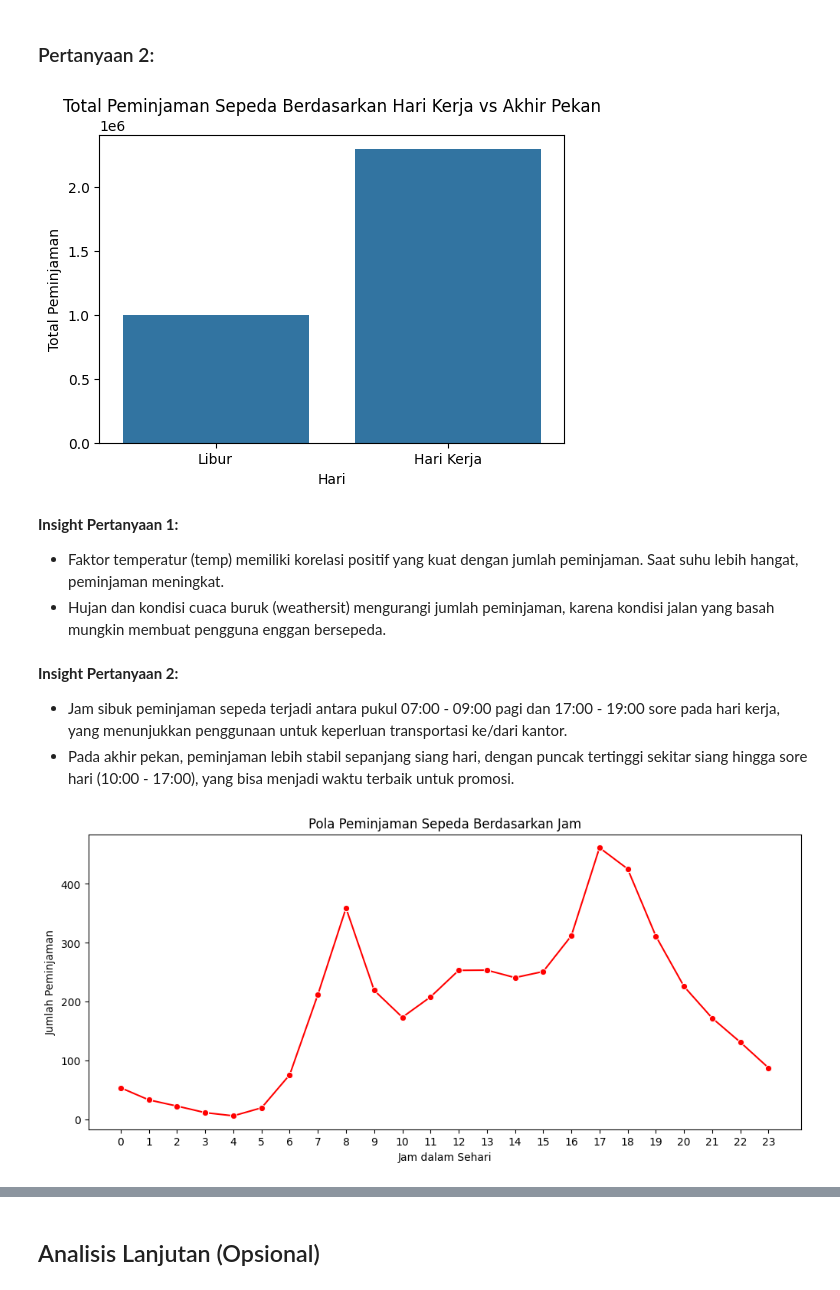
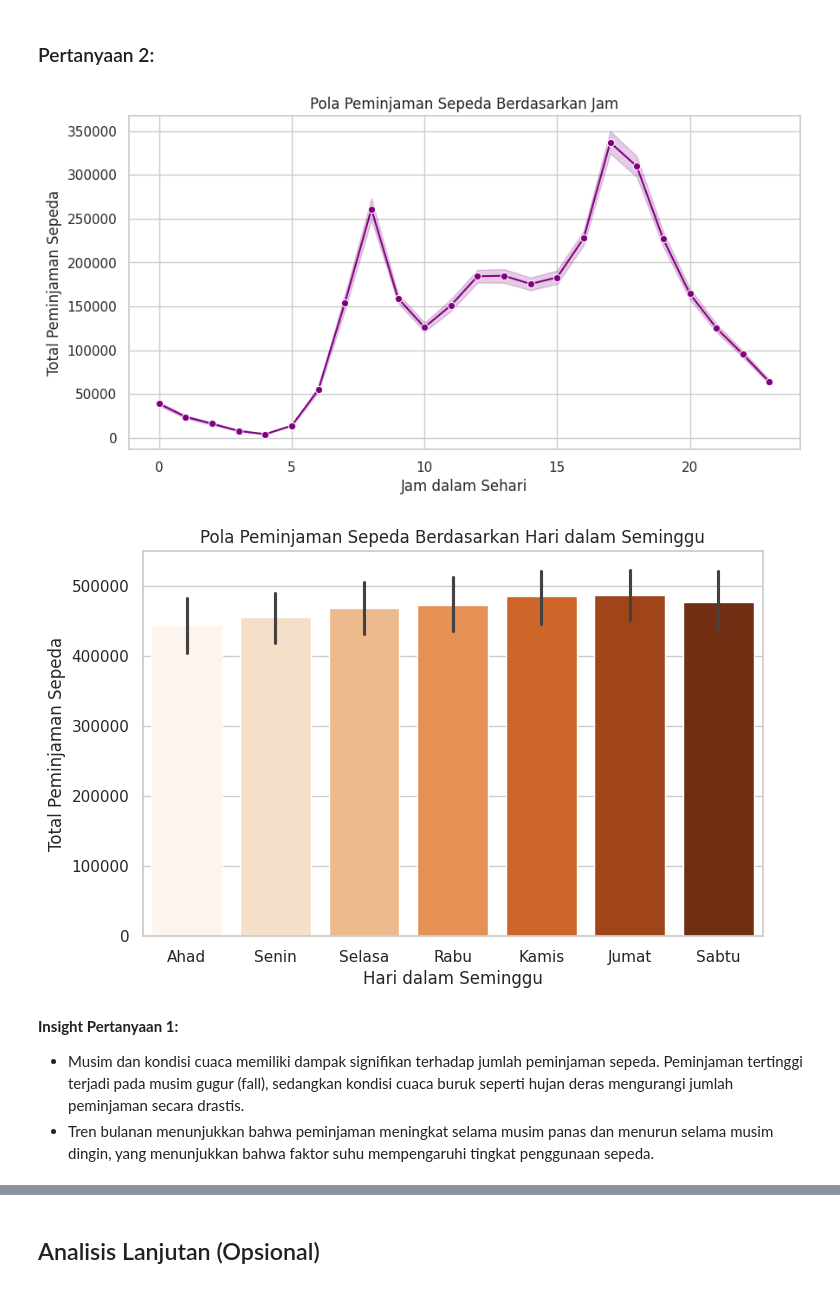
Before and after one commit to Sholahuddinoob/Bike-Sharing-Dataset, a Jupyter notebook: notebook.ipynb, the cells around one changed output, grey strips where cells are left out. Cells and saved outputs as stored; diff of their text form; code cells hidden in the pictures.

```diff
--- a/notebook.ipynb
+++ b/notebook.ipynb
@@ -171,32 +285,26 @@ plt.show()
 # %% [markdown]
 ### Pertanyaan 2:
-# %%
-# 2. Analisis jumlah peminjaman berdasarkan hari kerja vs akhir pekan
-plt.figure(figsize=(6, 4))
-sns.barplot(x="workingday", y="cnt", data=day_df, estimator=sum, errorbar=None)
-plt.xticks(ticks=[0, 1], labels=['Libur', 'Hari Kerja'])
-plt.title("Total Peminjaman Sepeda Berdasarkan Hari Kerja vs Akhir Pekan")
-plt.xlabel("Hari")
-plt.ylabel("Total Peminjaman")
-plt.show()
-# %% [output]
-[figure, removed]
-# %% [markdown]
-**Insight Pertanyaan 1:**
-- Faktor temperatur (temp) memiliki korelasi positif yang kuat dengan jumlah peminjaman. Saat suhu lebih hangat, peminjaman meningkat.
-- Hujan dan kondisi cuaca buruk (weathersit) mengurangi jumlah peminjaman, karena kondisi jalan yang basah mungkin membuat pengguna enggan bersepeda.
-# %% [markdown]
-**Insight Pertanyaan 2:**
-- Jam sibuk peminjaman sepeda terjadi antara pukul 07:00 - 09:00 pagi dan 17:00 - 19:00 sore pada hari kerja, yang menunjukkan penggunaan untuk keperluan transportasi ke/dari kantor.
-- Pada akhir pekan, peminjaman lebih stabil sepanjang siang hari, dengan puncak tertinggi sekitar siang hingga sore hari (10:00 - 17:00), yang bisa menjadi waktu terbaik untuk promosi.
-# %%
-# 3. Pola peminjaman sepeda berdasarkan jam
-plt.figure(figsize=(12, 5))
-sns.lineplot(x="hr", y="cnt", data=hour_df, errorbar=None, marker="o", linestyle="-", color="r")
-plt.xticks(range(0, 24))
-plt.title("Pola Peminjaman Sepeda Berdasarkan Jam")
-plt.xlabel("Jam dalam Sehari")
-plt.ylabel("Jumlah Peminjaman")
-plt.show()
-# %% [output]
-[figure, removed]
+# %%
+# Line Chart: Pola Peminjaman Berdasarkan Jam
+plt.figure(figsize=(10,5))
+sns.lineplot(x="hr", y="cnt", data=hour_df, estimator=sum, marker="o", color="purple")
+plt.xlabel("Jam dalam Sehari")
+plt.ylabel("Total Peminjaman Sepeda")
+plt.title("Pola Peminjaman Sepeda Berdasarkan Jam")
+plt.show()
+
+# Bar Chart: Pola Peminjaman Berdasarkan Hari dalam Seminggu
+plt.figure(figsize=(8,5))
+sns.barplot(x="weekday", y="cnt", data=day_df, estimator=sum, hue="weekday", palette="Oranges", legend=False)
+plt.xlabel("Hari dalam Seminggu")
+plt.ylabel("Total Peminjaman Sepeda")
+plt.title("Pola Peminjaman Sepeda Berdasarkan Hari dalam Seminggu")
+plt.xticks(range(0,7), ["Ahad", "Senin", "Selasa", "Rabu", "Kamis", "Jumat", "Sabtu"])
+plt.show()
+# %% [output]
+[figure, added]
+[figure, added]
+# %% [markdown]
+**Insight Pertanyaan 1:**
+- Musim dan kondisi cuaca memiliki dampak signifikan terhadap jumlah peminjaman sepeda. Peminjaman tertinggi terjadi pada musim gugur (fall), sedangkan kondisi cuaca buruk seperti hujan deras mengurangi jumlah peminjaman secara drastis.
+- Tren bulanan menunjukkan bahwa peminjaman meningkat selama musim panas dan menurun selama musim dingin, yang menunjukkan bahwa faktor suhu mempengaruhi tingkat penggunaan sepeda.
```
Also changed, not shown: parts of 23 cells of this notebook.
